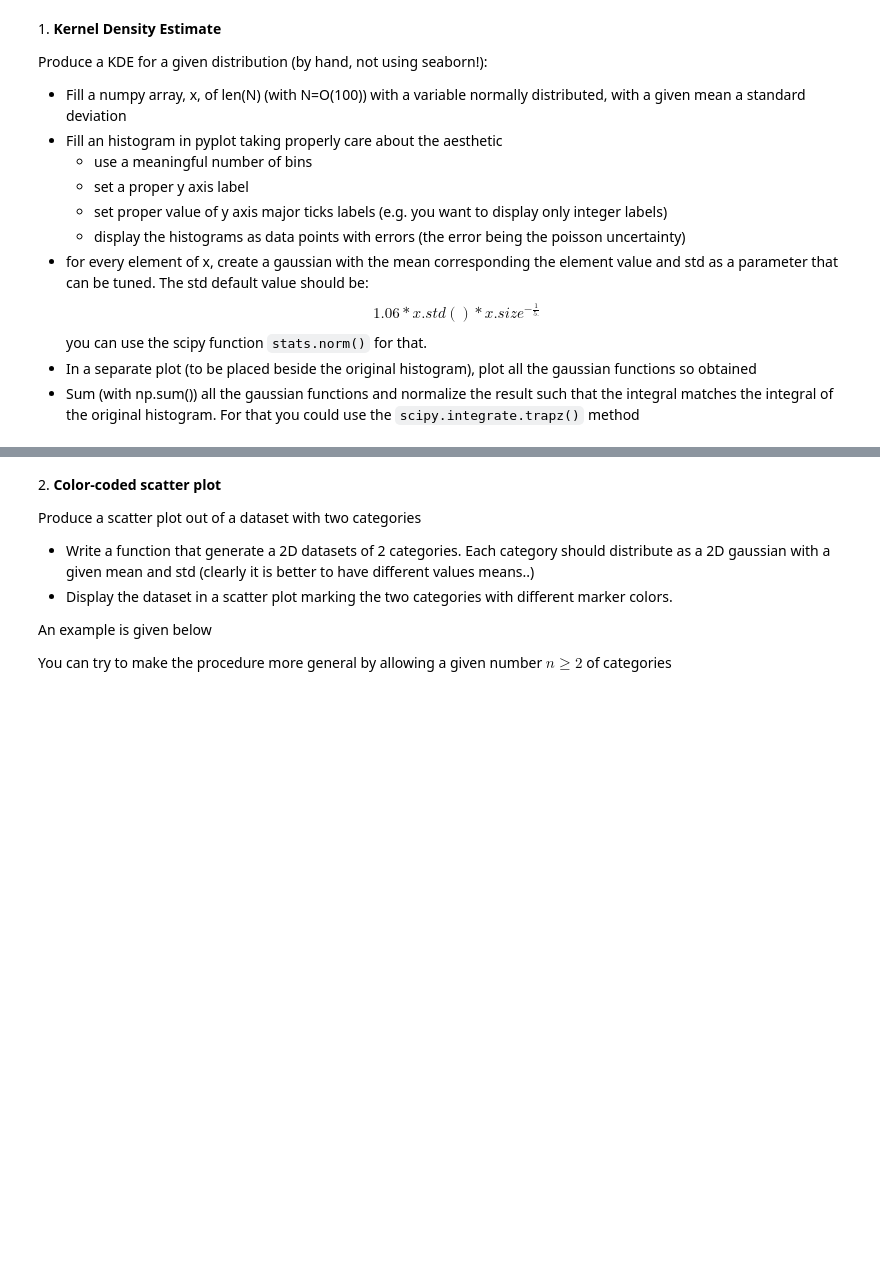
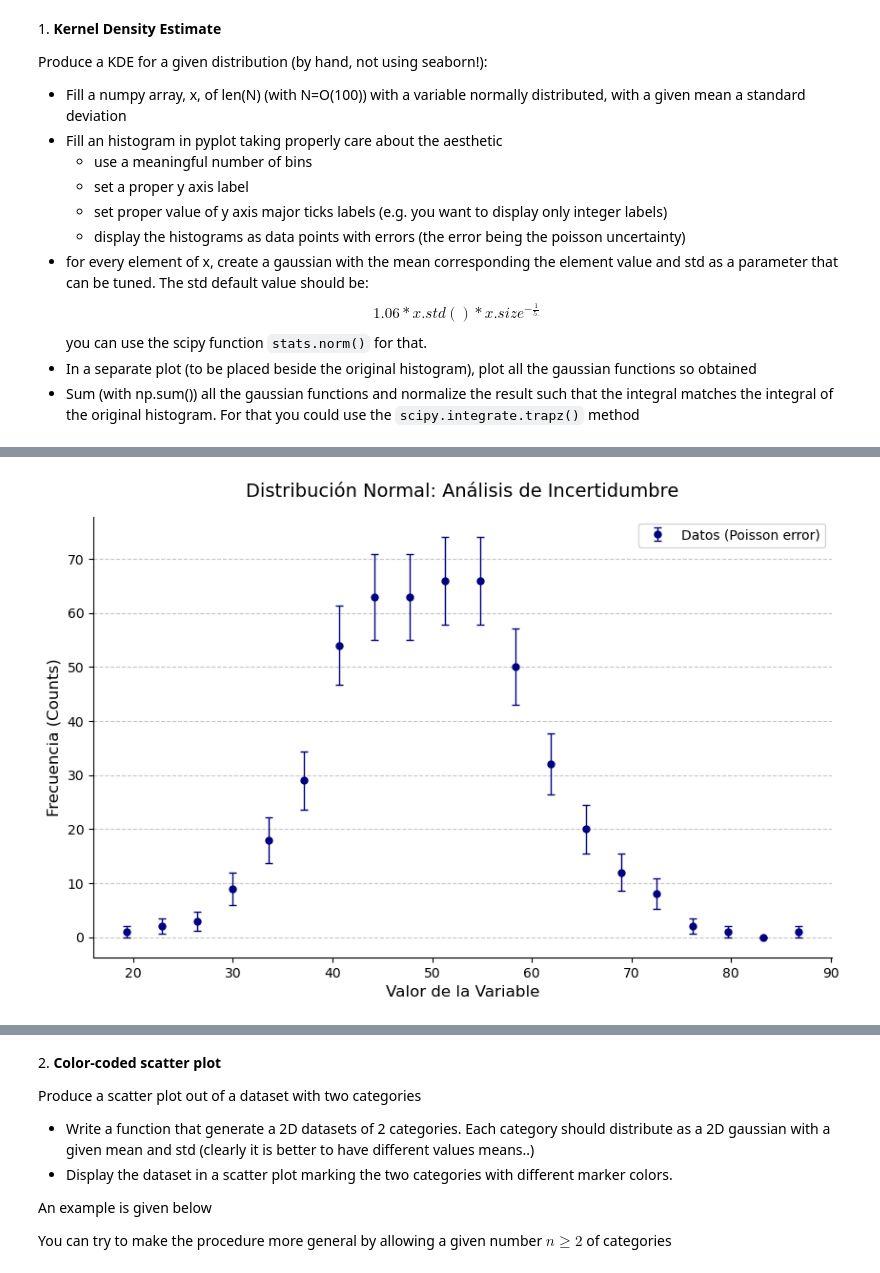
Before and after one commit to androjaslo/LaboratoryOfComputationalPhysics_Y8, a Jupyter notebook: 07ex_Visualization.ipynb, the cells around one changed output, grey strips where cells are left out. Drawn from its saved outputs; the diff is of its cells as text; code cells hidden in the pictures; blank space fills up the shorter version.

```diff
--- a/07ex_Visualization.ipynb
+++ b/07ex_Visualization.ipynb
@@ -53,0 +54,49 @@ plt.legend()
+# %%
+import numpy as np
+import matplotlib.pyplot as plt
+from matplotlib.ticker import MaxNLocator
+
+# 1. Generación de datos
+N = 500  # O(100)
+mean = 50
+std_dev = 10
+x = np.random.normal(loc=mean, scale=std_dev, size=N)
+
+# 2. Cálculo científico de Bins (Regla de Freedman-Diaconis)
+# Proporciona el ancho de bin óptimo basado en la dispersión de los datos
+q25, q75 = np.percentile(x, [25, 75])
+iqr = q75 - q25
+bin_width = 2 * iqr / (len(x) ** (1/3))
+num_bins = int((x.max() - x.min()) / bin_width)
+
+# 3. Preparación del histograma para puntos de datos
+counts, bin_edges = np.histogram(x, bins=num_bins)
+bin_centers = (bin_edges[:-1] + bin_edges[1:]) / 2
+
+# Error de Poisson (incertidumbre = sqrt(N))
+errors = np.sqrt(counts)
+
+# 4. Visualización Estética
+fig, ax = plt.subplots(figsize=(10, 6))
+
+# Dibujar como puntos con barras de error (estilo Paper Científico)
+ax.errorbar(bin_centers, counts, yerr=errors, fmt='o', color='navy',
+            markersize=5, capsize=3, elinewidth=1, label='Datos (Poisson error)')
+
+# Estética y Etiquetas
+ax.set_title('Distribución Normal: Análisis de Incertidumbre', fontsize=14, pad=15)
+ax.set_xlabel('Valor de la Variable', fontsize=12)
+ax.set_ylabel('Frecuencia (Counts)', fontsize=12)
+
+# Forzar etiquetas de eje Y a solo enteros (Requerimiento técnico)
+ax.yaxis.set_major_locator(MaxNLocator(integer=True))
+
+# Mejoras visuales adicionales
+ax.grid(axis='y', linestyle='--', alpha=0.7)
+ax.spines['top'].set_visible(False)
+ax.spines['right'].set_visible(False)
+ax.legend()
+
+plt.show()
+# %% [output]
+[figure, added]
```
Also changed, not shown: parts of 2 cells of this notebook, 3 other files.
